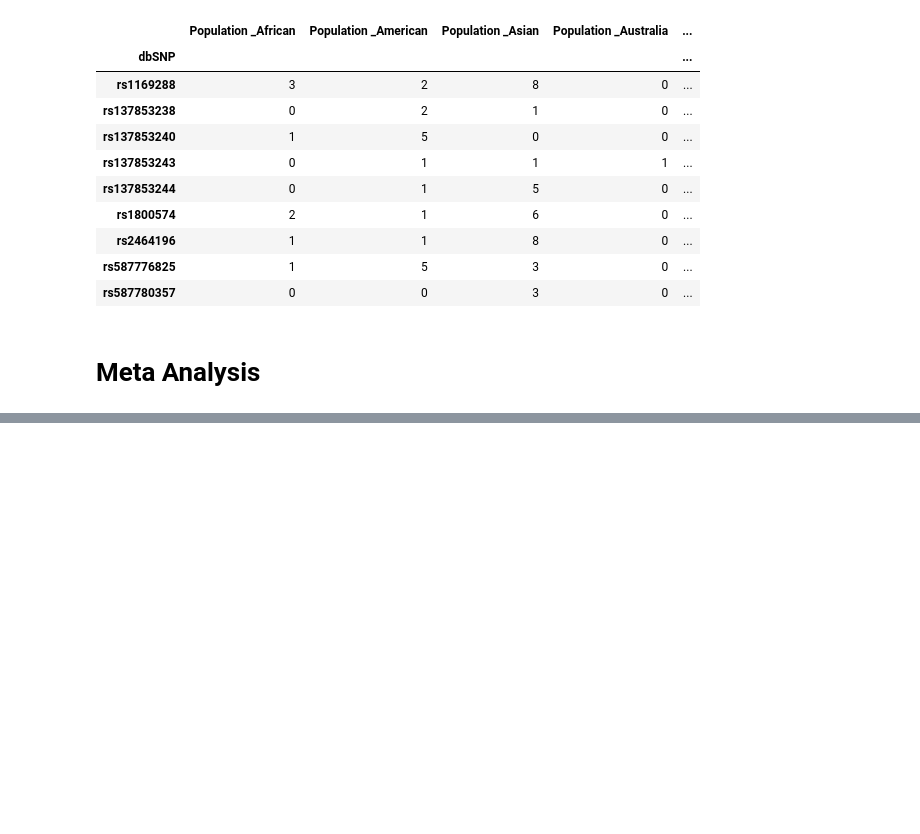
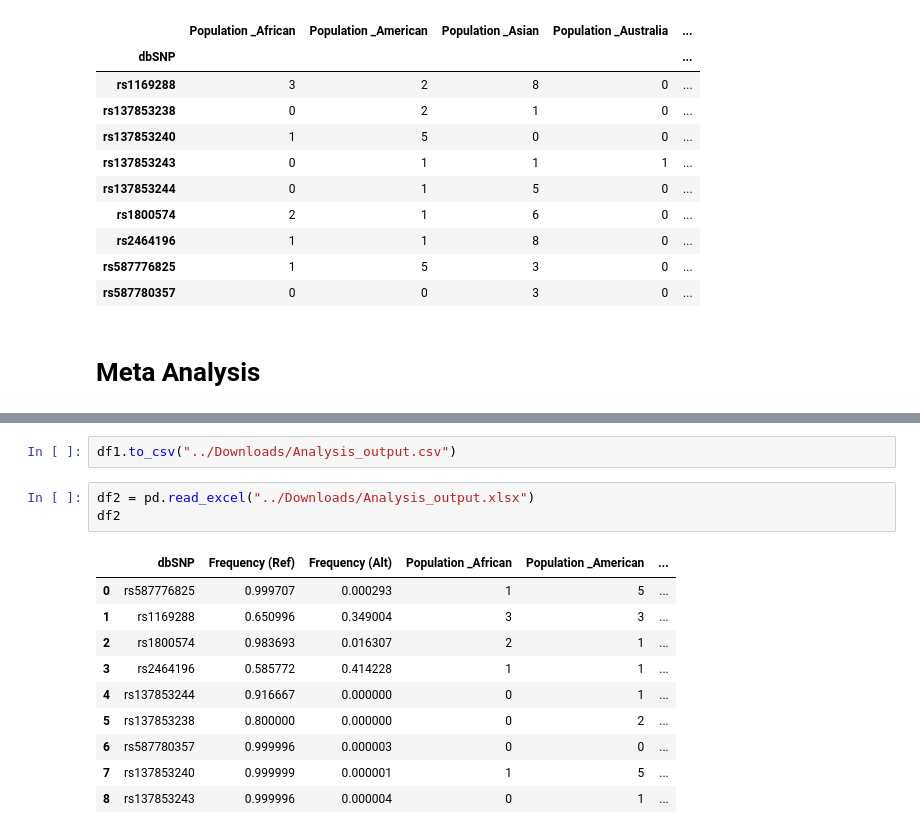
Before and after one commit to Bhushan-Wagh025/Stage4_Hackbio-1, a Jupyter notebook: Stage4_Analysis_Vinay.ipynb, the cells around one changed output, grey strips where cells are left out. Saved outputs shown, nothing was run; the diff lists cells and outputs as text; blank space fills up the shorter version.

```diff
--- a/Stage4_Analysis_Vinay.ipynb
+++ b/Stage4_Analysis_Vinay.ipynb
@@ -179,0 +245,16 @@ statistic   5.0
+# %%
+df1.to_csv("../Downloads/Analysis_output.csv")
+# %%
+df2 = pd.read_excel("../Downloads/Analysis_output.xlsx")
+df2
+# %% [output]
+|  | dbSNP | Frequency (Ref) | Frequency (Alt) | Population _African | Population _American | ... |
+| 0 | rs587776825 | 0.999707 | 0.000293 | 1 | 5 | ... |
+| 1 | rs1169288 | 0.650996 | 0.349004 | 3 | 3 | ... |
+| 2 | rs1800574 | 0.983693 | 0.016307 | 2 | 1 | ... |
+| 3 | rs2464196 | 0.585772 | 0.414228 | 1 | 1 | ... |
+| 4 | rs137853244 | 0.916667 | 0.000000 | 0 | 1 | ... |
+| 5 | rs137853238 | 0.800000 | 0.000000 | 0 | 2 | ... |
+| 6 | rs587780357 | 0.999996 | 0.000003 | 0 | 0 | ... |
+| 7 | rs137853240 | 0.999999 | 0.000001 | 1 | 5 | ... |
+| 8 | rs137853243 | 0.999996 | 0.000004 | 0 | 1 | ... |
```
Also changed, not shown: parts of 9 cells of this notebook, 2 other files.
